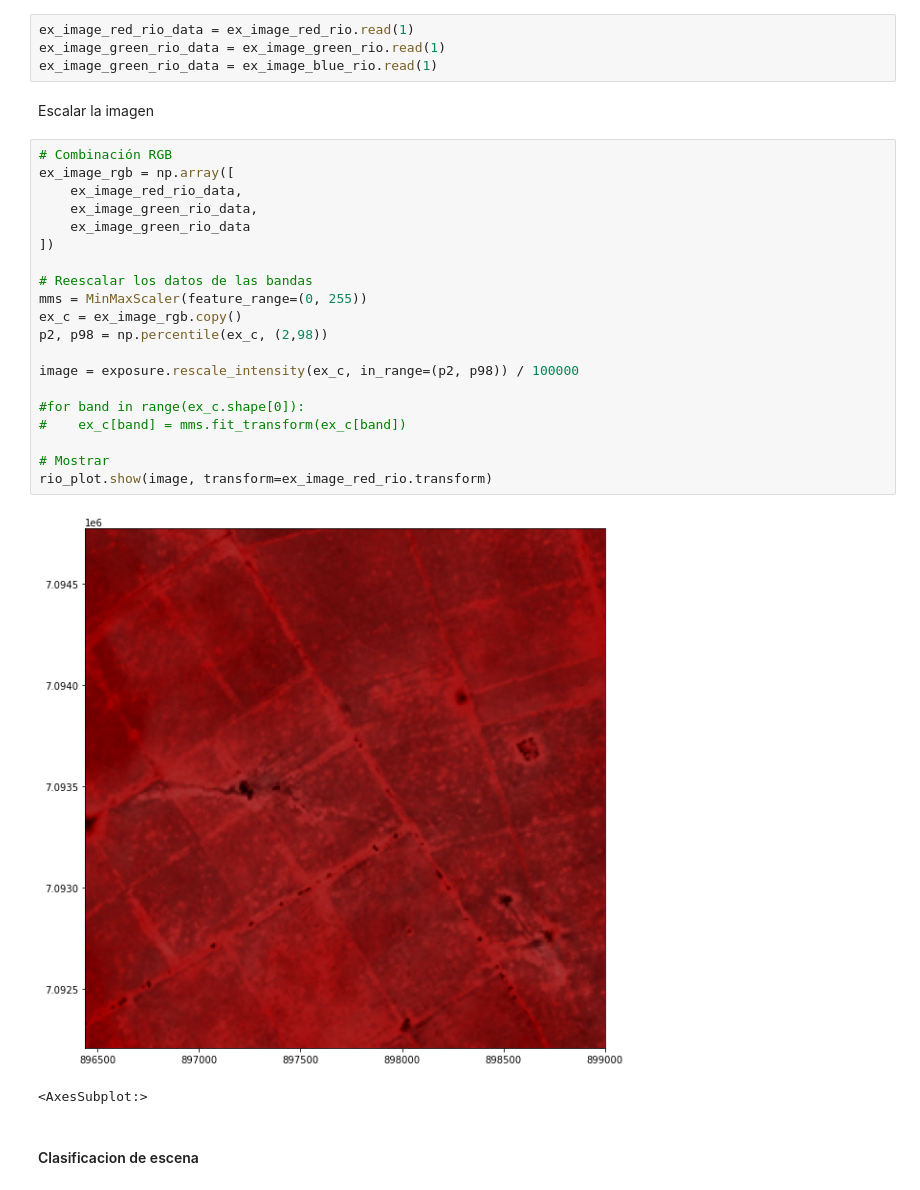
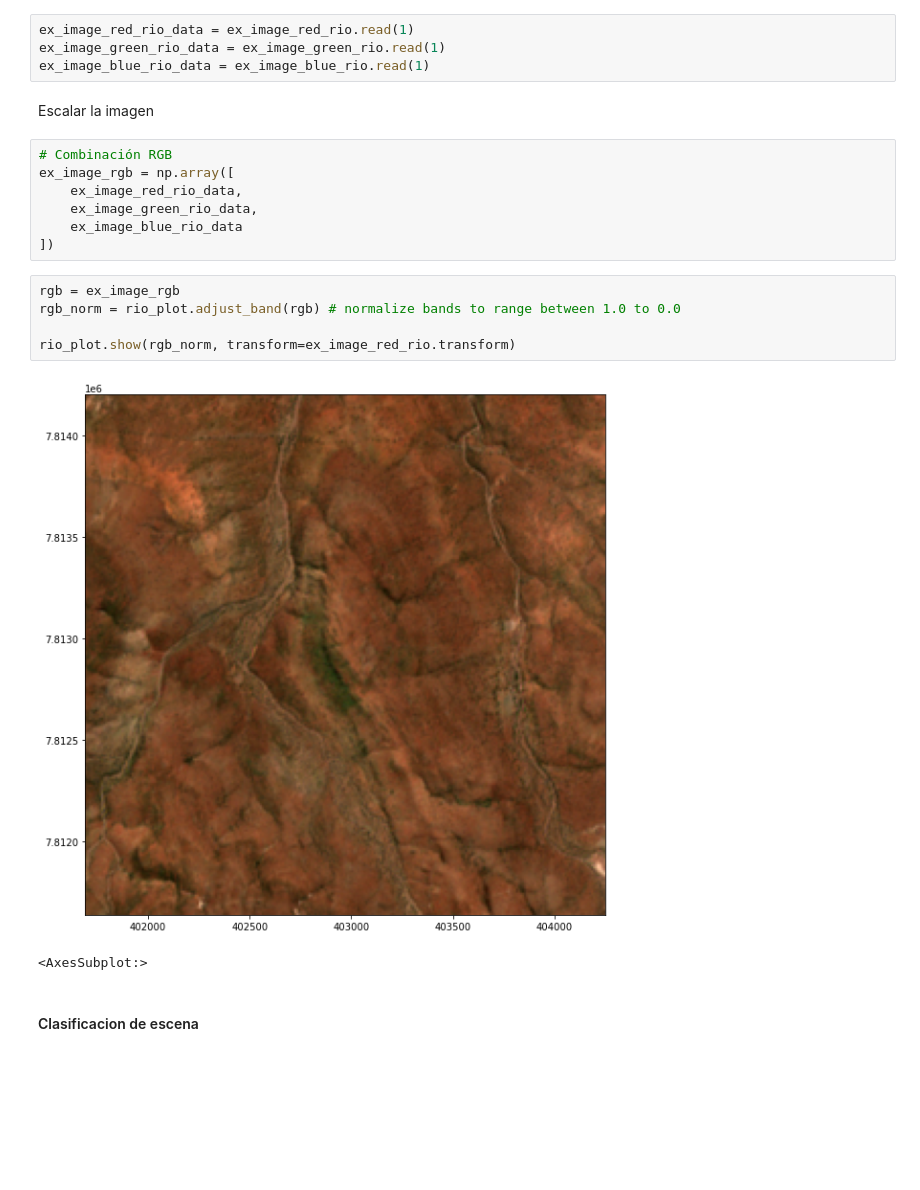
Before and after one commit to ggonzr/deep-learning-e2, a Jupyter notebook: notebook/entrega2.ipynb, the cells around one changed output. Drawn from its saved outputs; the diff is of its cells as text; blank space fills up the shorter version.

```diff
--- a/notebook/entrega2.ipynb
+++ b/notebook/entrega2.ipynb
@@ -281,7 +288,7 @@ Como podemos observar, la imagen posee 10 bandas. A continuación, vamos a visua
 # %%
 ex_image_red_rio_data = ex_image_red_rio.read(1)
 ex_image_green_rio_data = ex_image_green_rio.read(1)
-ex_image_green_rio_data = ex_image_blue_rio.read(1)
+ex_image_blue_rio_data = ex_image_blue_rio.read(1)
 # %% [markdown]
 Escalar la imagen
 # %%
@@ -289,24 +296,16 @@ Escalar la imagen
 ex_image_rgb = np.array([
     ex_image_red_rio_data,
     ex_image_green_rio_data,
-    ex_image_green_rio_data
+    ex_image_blue_rio_data
 ])
-
-# Reescalar los datos de las bandas
-mms = MinMaxScaler(feature_range=(0, 255))
-ex_c = ex_image_rgb.copy()
-p2, p98 = np.percentile(ex_c, (2,98))
-
-image = exposure.rescale_intensity(ex_c, in_range=(p2, p98)) / 100000
-
-#for band in range(ex_c.shape[0]):
-#    ex_c[band] = mms.fit_transform(ex_c[band])
-
-# Mostrar
-rio_plot.show(image, transform=ex_image_red_rio.transform)
-# %% [output]
-[figure, removed]
-<AxesSubplot:>
+# %%
+rgb = ex_image_rgb
+rgb_norm = rio_plot.adjust_band(rgb) # normalize bands to range between 1.0 to 0.0
+
+rio_plot.show(rgb_norm, transform=ex_image_red_rio.transform)
+# %% [output]
+[figure, added]
+<AxesSubplot:>
 # %% [markdown]
 #### Clasificacion de escena
 # %%
```
Also changed, not shown: parts of 16 cells of this notebook, 8 other files.
